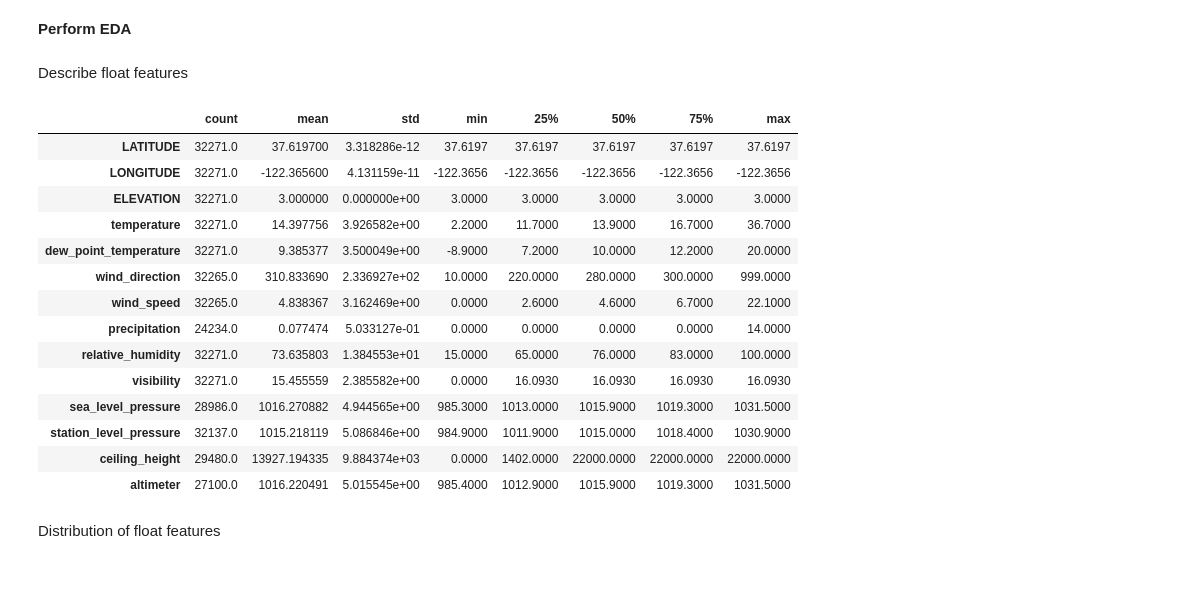
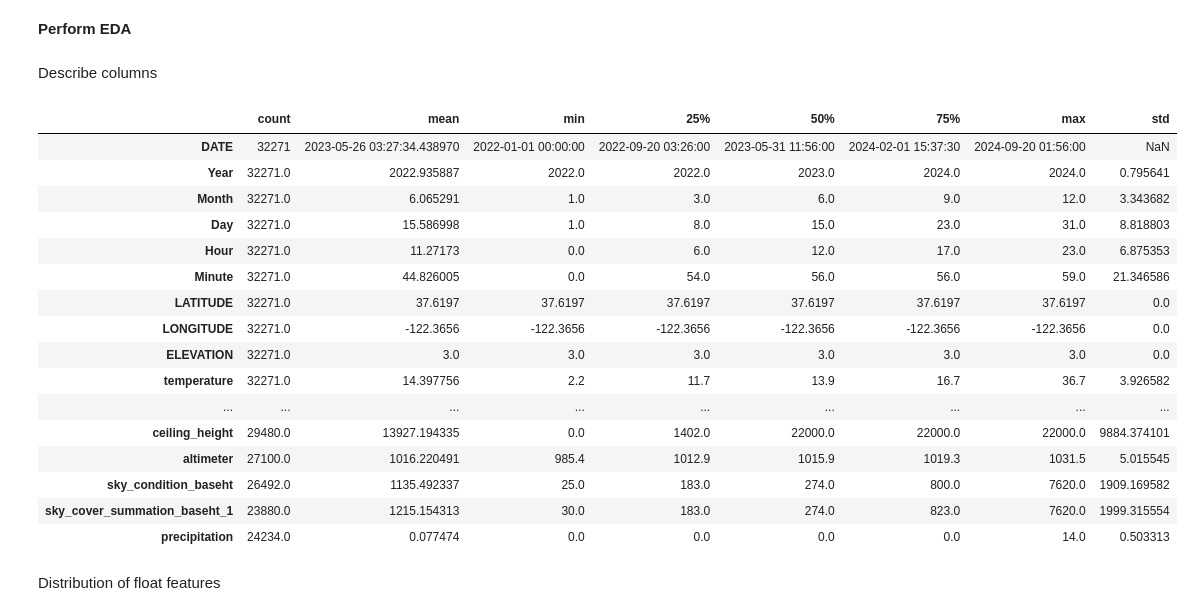
Before and after one commit to UC-Berkeley-I-School/207-Summer26-FinalProject-MLModel, a Jupyter notebook: EDA/SFO_NOAA_EDA_YvonneChook.ipynb, the cells around one changed output. Saved outputs shown, nothing was run; the diff lists cells and outputs as text; code cells hidden in the pictures; blank space fills up the shorter version.

```diff
--- a/EDA/SFO_NOAA_EDA_YvonneChook.ipynb
+++ b/EDA/SFO_NOAA_EDA_YvonneChook.ipynb
@@ -32,5 +22,0 @@ plt.show()
-# %%
-#remove cases where temp is null
-NOAA_SFO_df = NOAA_SFO_df.dropna(subset=["temperature"])
-
-NOAA_SFO_df.shape
@@ -96,45 +73,27 @@ Validation date range:
 # %% [markdown]
 **Perform EDA**
 # %% [markdown]
-Describe float features
+Describe columns
 # %%
-feature_cols = [
-    "LATITUDE",
-    "LONGITUDE",
-    "ELEVATION",
-    "temperature",
-    "dew_point_temperature",
-    "wind_direction",
-    "wind_speed",
-    "wind_gust",
-    "precipitation",
-    "relative_humidity",
-    "visibility",
-    "sea_level_pressure",
-    "station_level_pressure",
-    "ceiling_height",
-    "altimeter"
-]
-
-feature_cols = [col for col in feature_cols if col in NOAA_train_df.columns]
-
-display(NOAA_train_df[feature_cols].describe().T)
+display(NOAA_train_df.describe().T)
 # %% [output]
-|  | count | mean | std | min | 25% | 50% | 75% | max |
-| LATITUDE | 32271.0 | 37.619700 | 3.318286e-12 | 37.6197 | 37.6197 | 37.6197 | 37.6197 | 37.6197 |
-| LONGITUDE | 32271.0 | -122.365600 | 4.131159e-11 | -122.3656 | -122.3656 | -122.3656 | -122.3656 | -122.3656 |
-| ELEVATION | 32271.0 | 3.000000 | 0.000000e+00 | 3.0000 | 3.0000 | 3.0000 | 3.0000 | 3.0000 |
-| temperature | 32271.0 | 14.397756 | 3.926582e+00 | 2.2000 | 11.7000 | 13.9000 | 16.7000 | 36.7000 |
-| dew_point_temperature | 32271.0 | 9.385377 | 3.500049e+00 | -8.9000 | 7.2000 | 10.0000 | 12.2000 | 20.0000 |
-| wind_direction | 32265.0 | 310.833690 | 2.336927e+02 | 10.0000 | 220.0000 | 280.0000 | 300.0000 | 999.0000 |
-| wind_speed | 32265.0 | 4.838367 | 3.162469e+00 | 0.0000 | 2.6000 | 4.6000 | 6.7000 | 22.1000 |
-| precipitation | 24234.0 | 0.077474 | 5.033127e-01 | 0.0000 | 0.0000 | 0.0000 | 0.0000 | 14.0000 |
-| relative_humidity | 32271.0 | 73.635803 | 1.384553e+01 | 15.0000 | 65.0000 | 76.0000 | 83.0000 | 100.0000 |
-| visibility | 32271.0 | 15.455559 | 2.385582e+00 | 0.0000 | 16.0930 | 16.0930 | 16.0930 | 16.0930 |
-| sea_level_pressure | 28986.0 | 1016.270882 | 4.944565e+00 | 985.3000 | 1013.0000 | 1015.9000 | 1019.3000 | 1031.5000 |
-| station_level_pressure | 32137.0 | 1015.218119 | 5.086846e+00 | 984.9000 | 1011.9000 | 1015.0000 | 1018.4000 | 1030.9000 |
-| ceiling_height | 29480.0 | 13927.194335 | 9.884374e+03 | 0.0000 | 1402.0000 | 22000.0000 | 22000.0000 | 22000.0000 |
-| altimeter | 27100.0 | 1016.220491 | 5.015545e+00 | 985.4000 | 1012.9000 | 1015.9000 | 1019.3000 | 1031.5000 |
+|  | count | mean | min | 25% | 50% | 75% | max | std |
+| DATE | 32271 | 2023-05-26 03:27:34.438970 | 2022-01-01 00:00:00 | 2022-09-20 03:26:00 | 2023-05-31 11:56:00 | 2024-02-01 15:37:30 | 2024-09-20 01:56:00 | NaN |
+| Year | 32271.0 | 2022.935887 | 2022.0 | 2022.0 | 2023.0 | 2024.0 | 2024.0 | 0.795641 |
+| Month | 32271.0 | 6.065291 | 1.0 | 3.0 | 6.0 | 9.0 | 12.0 | 3.343682 |
+| Day | 32271.0 | 15.586998 | 1.0 | 8.0 | 15.0 | 23.0 | 31.0 | 8.818803 |
+| Hour | 32271.0 | 11.27173 | 0.0 | 6.0 | 12.0 | 17.0 | 23.0 | 6.875353 |
+| Minute | 32271.0 | 44.826005 | 0.0 | 54.0 | 56.0 | 56.0 | 59.0 | 21.346586 |
+| LATITUDE | 32271.0 | 37.6197 | 37.6197 | 37.6197 | 37.6197 | 37.6197 | 37.6197 | 0.0 |
+| LONGITUDE | 32271.0 | -122.3656 | -122.3656 | -122.3656 | -122.3656 | -122.3656 | -122.3656 | 0.0 |
+| ELEVATION | 32271.0 | 3.0 | 3.0 | 3.0 | 3.0 | 3.0 | 3.0 | 0.0 |
+| temperature | 32271.0 | 14.397756 | 2.2 | 11.7 | 13.9 | 16.7 | 36.7 | 3.926582 |
+| ... | ... | ... | ... | ... | ... | ... | ... | ... |
+| ceiling_height | 29480.0 | 13927.194335 | 0.0 | 1402.0 | 22000.0 | 22000.0 | 22000.0 | 9884.374101 |
+| altimeter | 27100.0 | 1016.220491 | 985.4 | 1012.9 | 1015.9 | 1019.3 | 1031.5 | 5.015545 |
+| sky_condition_baseht | 26492.0 | 1135.492337 | 25.0 | 183.0 | 274.0 | 800.0 | 7620.0 | 1909.169582 |
+| sky_cover_summation_baseht_1 | 23880.0 | 1215.154313 | 30.0 | 183.0 | 274.0 | 823.0 | 7620.0 | 1999.315554 |
+| precipitation | 24234.0 | 0.077474 | 0.0 | 0.0 | 0.0 | 0.0 | 14.0 | 0.503313 |
 # %% [markdown]
 Distribution of float features
 # %%
```
Also changed, not shown: parts of 21 cells of this notebook.
